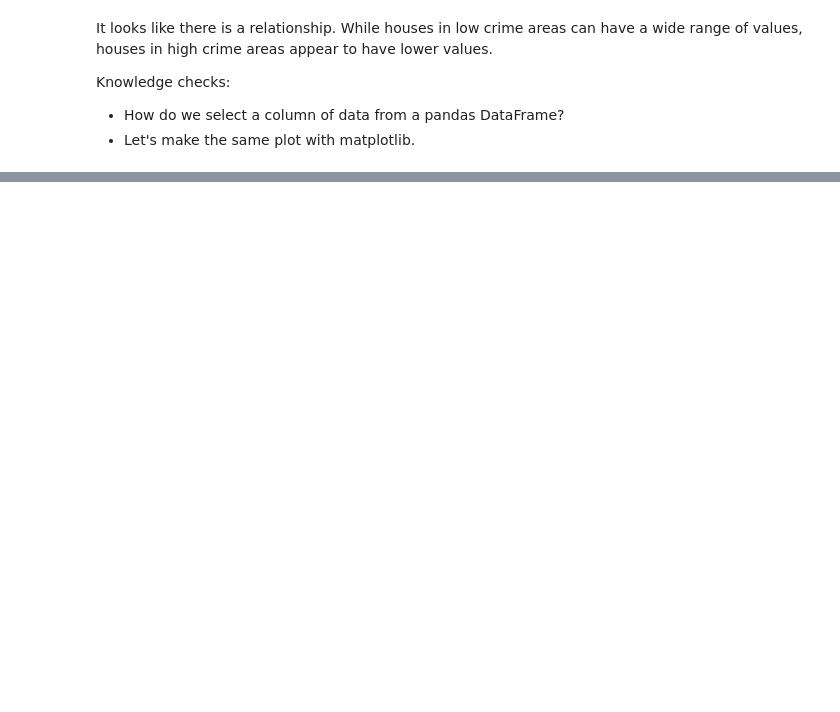
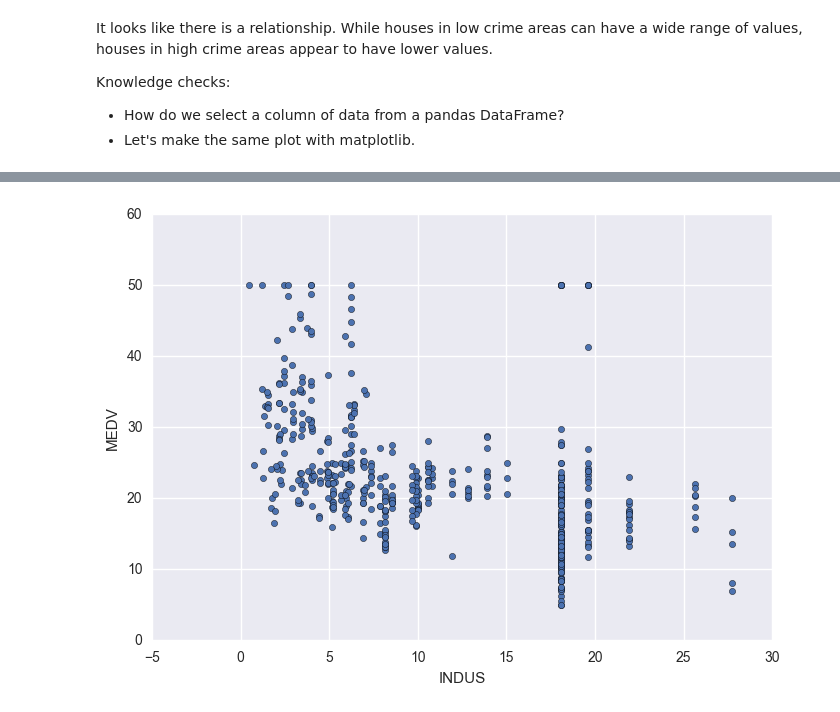
Before and after one commit to shetty83/dsi-sea-week03-1.2, a Jupyter notebook: code/starter-code/W3-Lab-1.2-Starter.ipynb, the cells around one changed output, grey strips where cells are left out. Drawn from its saved outputs; the diff is of its cells as text; code cells hidden in the pictures; blank space fills up the shorter version.

```diff
--- a/code/starter-code/W3-Lab-1.2-Starter.ipynb
+++ b/code/starter-code/W3-Lab-1.2-Starter.ipynb
@@ -78,0 +100,6 @@ plt.ylabel("House Value")
+# %%
+#     3. INDUS     proportion of non-retail business acres per town
+data.plot(x='INDUS', y='MEDV', kind ='scatter')
+plt.show()
+# %% [output]
+[figure, added]
```
Also changed, not shown: parts of 19 cells of this notebook.
